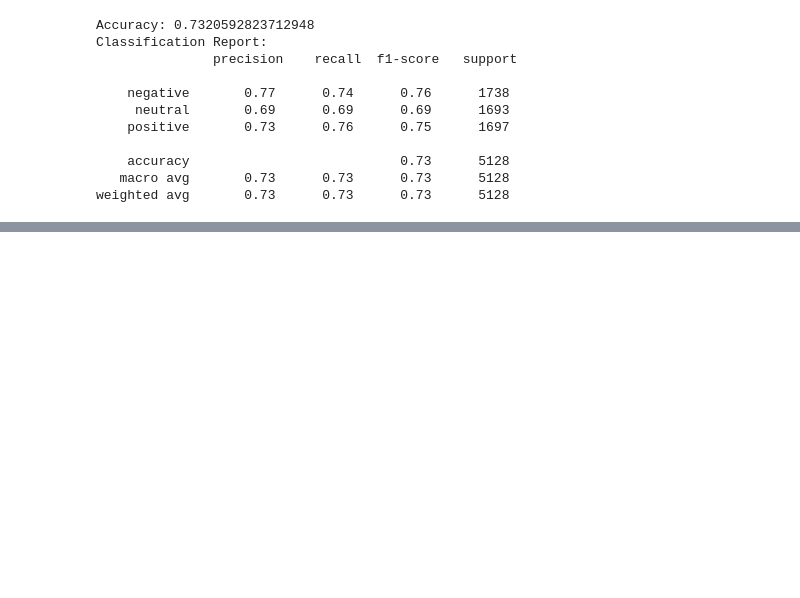
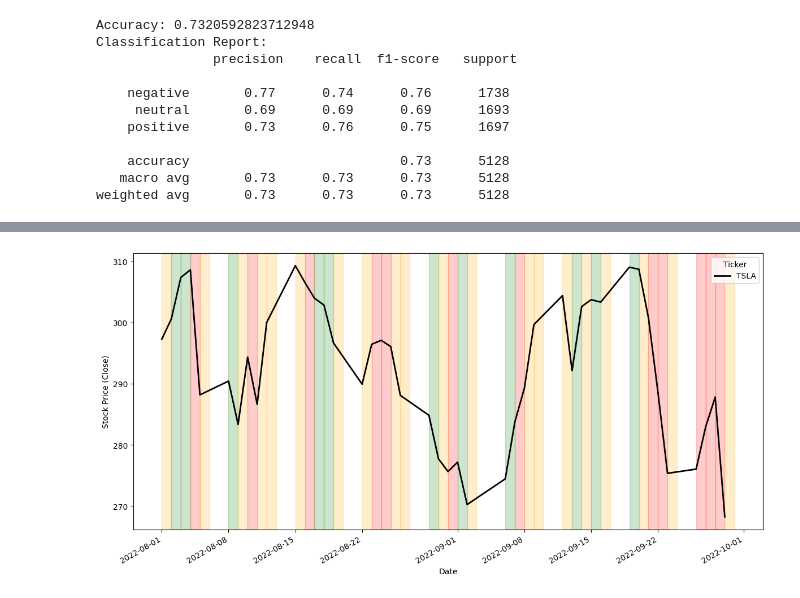
Before and after one commit to rithikkulkarni/ALDA-Course-Project, a Jupyter notebook: model_training.ipynb, the cells around one changed output, grey strips where cells are left out. Cells and saved outputs as stored; diff of their text form; code cells hidden in the pictures; blank space fills up the shorter version.

Commit message:
Created graph to show sentiment vs stock price movement

```diff
--- a/model_training.ipynb
+++ b/model_training.ipynb
@@ -421,0 +405,11 @@ freq        7231            31        8129
+# %%
+def sentiment_to_number(sentiment):
+    mapping = {
+        "positive": 1,
+        "neutral": 0,
+        "negative": -1
+    }
+    # Normalize the input to lowercase to ensure consistency
+    return mapping.get(sentiment.lower(), 0)
+balanced_df['Label'] = balanced_df['Label'].apply(sentiment_to_number)
+balanced_df.head(25)
@@ -421,0 +434,63 @@ freq        7231            31        8129
+# %%
+import pandas as pd
+import yfinance as yf
+import matplotlib.pyplot as plt
+from matplotlib.patches import Rectangle
+from datetime import timedelta
+from scipy import stats
+
+# This cell creates a graph that has sentiment scores as the shaded background color along with the stock price movement. We also
+# shifted the sentiment scores back 1 day so we could see their affects 24 hours after
+
+# Example input
+ticker = "TSLA"
+days_back = 60
+
+# Filter tweets by company and recent "days_back" days
+df = balanced_df.copy()
+df['Date'] = pd.to_datetime(df['Date'])
+
+end_date = df['Date'].max()
+start_date = end_date - timedelta(days=days_back)
+
+filtered_df = df[(df['Stock Name'].str.lower() == ticker.lower()) &
+                 (df['Date'] >= start_date) &
+                 (df['Date'] <= end_date)]
+
+# Group sentiment by date
+daily_sentiment = filtered_df.groupby(filtered_df['Date'].dt.date)['Label'].agg(
+    lambda x: x.mode().iloc[0] if not x.mode().empty else 'neutral'
+)
+
+# Shifting sentiment to affect 24 hours after
+daily_sentiment.index = pd.to_datetime(daily_sentiment.index) - pd.Timedelta(days=1)
+daily_sentiment.index = daily_sentiment.index.date
+
+# Fetch stock data from yfinance
+stock_data = yf.download(ticker, start=start_date.strftime('%Y-%m-%d'),
+                         end=(end_date + timedelta(days=1)).strftime('%Y-%m-%d'),
+                         progress=False)
+
+# Plot stock closing prices
+fig, ax = plt.subplots(figsize=(12, 6))
+stock_data['Close'].plot(ax=ax, color='black', linewidth=2)
+ax.set_ylabel("Stock Price (Close)")
+ax.set_xlabel("Date")
+
+# 6. Shade background per day
+for i, day in enumerate(stock_data.index.date):
+    sentiment = daily_sentiment.get(day, 0)
+    if sentiment > 0:
+        color = 'green'
+    elif sentiment < 0:
+        color = 'red'
+    else:
+        color = 'orange'
+
+    ax.axvspan(day, day + timedelta(days=1), color=color, alpha=0.2)
+
+plt.tight_layout()
+plt.show()
+filtered_df.head()
+# %% [output]
+[figure, added]
```
Also changed, not shown: parts of 4 cells of this notebook.
